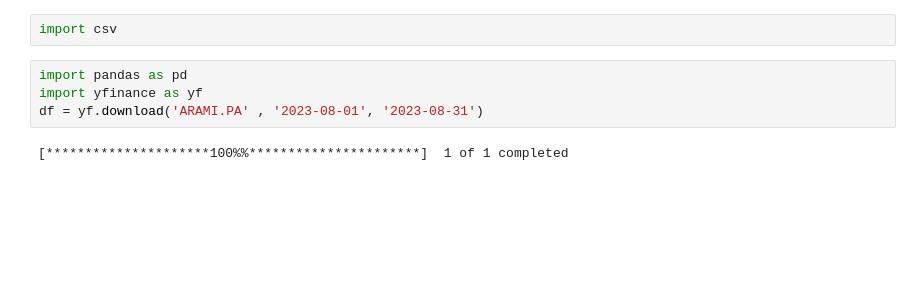
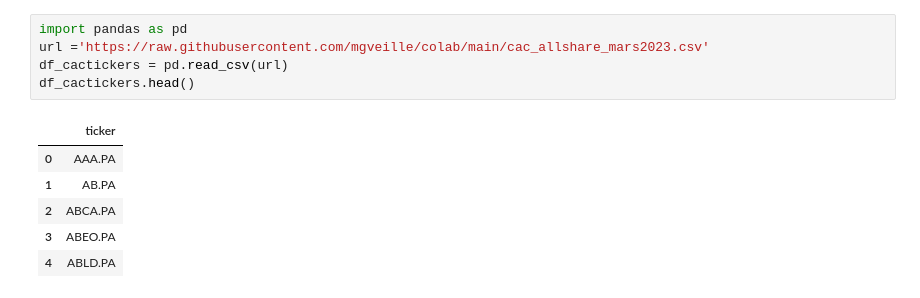
Before and after one commit to mgveille/colab, a Jupyter notebook: q_panda_yfinance.ipynb, the cells around one changed output. Cells and saved outputs as stored; diff of their text form; blank space fills up the shorter version.

```diff
--- a/q_panda_yfinance.ipynb
+++ b/q_panda_yfinance.ipynb
@@ -1,10 +1,14 @@
 # %% [markdown]
 <a href="https://colab.research.google.com/github/mgveille/colab/blob/main/q_panda_yfinance.ipynb" target="_parent"><img src="https://colab.research.google.com/assets/colab-badge.svg" alt="Open In Colab"/></a>
-# %%
-import csv
-# %%
-import pandas as pd
-import yfinance as yf
-df = yf.download('ARAMI.PA' , '2023-08-01', '2023-08-31')
-# %% [output]
-[*********************100%%**********************]  1 of 1 completed
+# %%
+import pandas as pd
+url ='https://raw.githubusercontent.com/mgveille/colab/main/cac_allshare_mars2023.csv'
+df_cactickers = pd.read_csv(url)
+df_cactickers.head()
+# %% [output]
+|  | ticker |
+| 0 | AAA.PA |
+| 1 | AB.PA |
+| 2 | ABCA.PA |
+| 3 | ABEO.PA |
+| 4 | ABLD.PA |
```
Also changed, not shown: parts of 4 cells of this notebook.
